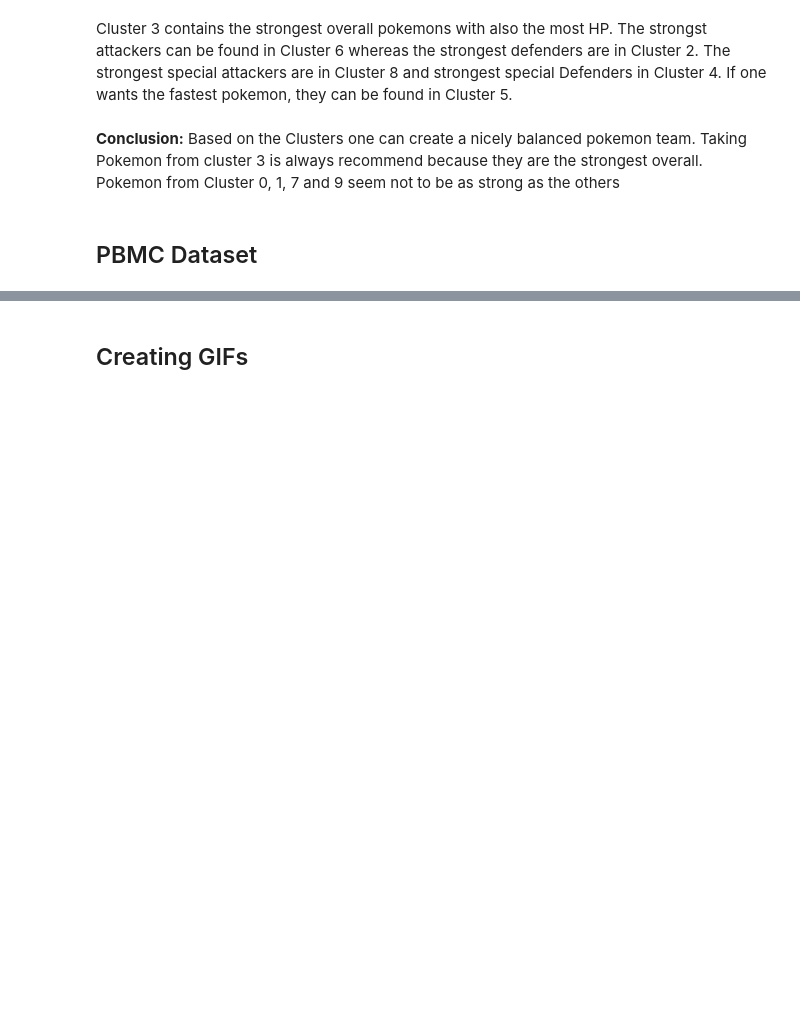
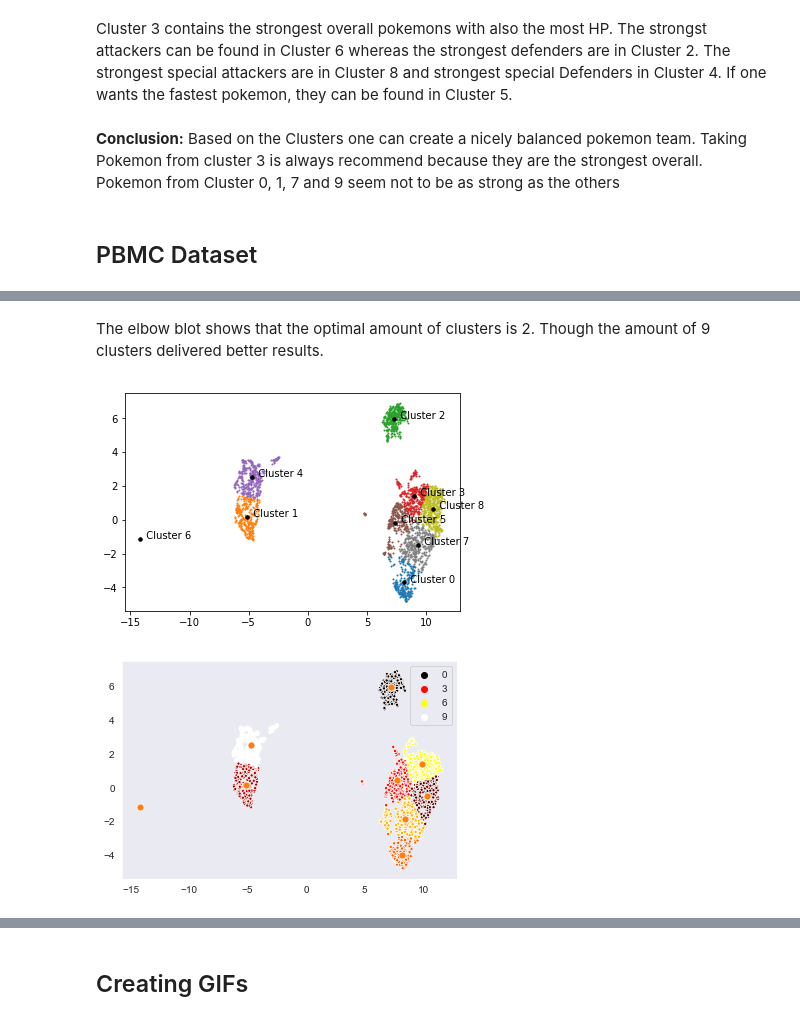
Before and after one commit to datascience-mobi/project-04-group-04, a Jupyter notebook: Group 04-04 KMeans Clustering.ipynb, the cells around one changed output, grey strips where cells are left out. Cells and saved outputs as stored; diff of their text form; code cells hidden in the pictures; blank space fills up the shorter version.

```diff
--- a/Group 04-04 KMeans Clustering.ipynb
+++ b/Group 04-04 KMeans Clustering.ipynb
@@ -482,0 +529,9 @@ Cluster 3 contains the strongest overall pokemons with also the most HP. The str
+# %% [markdown]
+The elbow blot shows that the optimal amount of clusters is 2. Though the amount of 9 clusters delivered better results.
+# %%
+km_umap = cl.Kmeans(k=9).fit(processed_data_umap)
+u.plot(km_umap)
+u.plot_seaborn(processed_data_umap, ks=9, methods="++")
+# %% [output]
+[figure, added]
+[figure, added]
```
Also changed, not shown: parts of 27 cells of this notebook.
